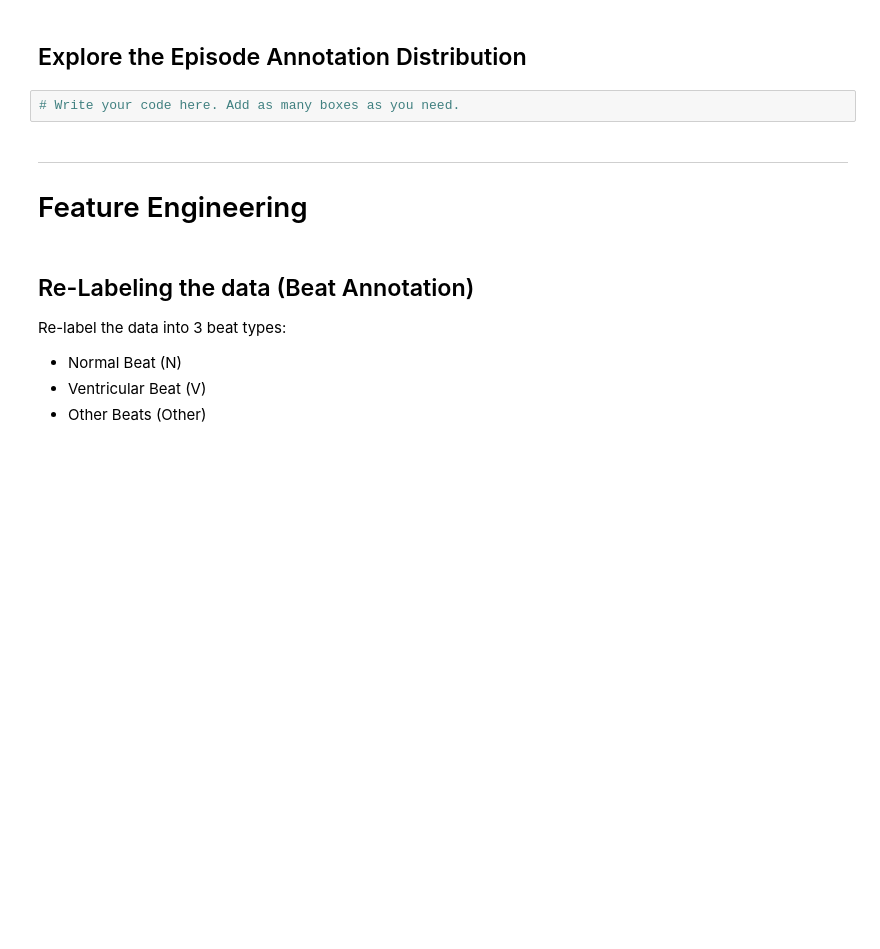
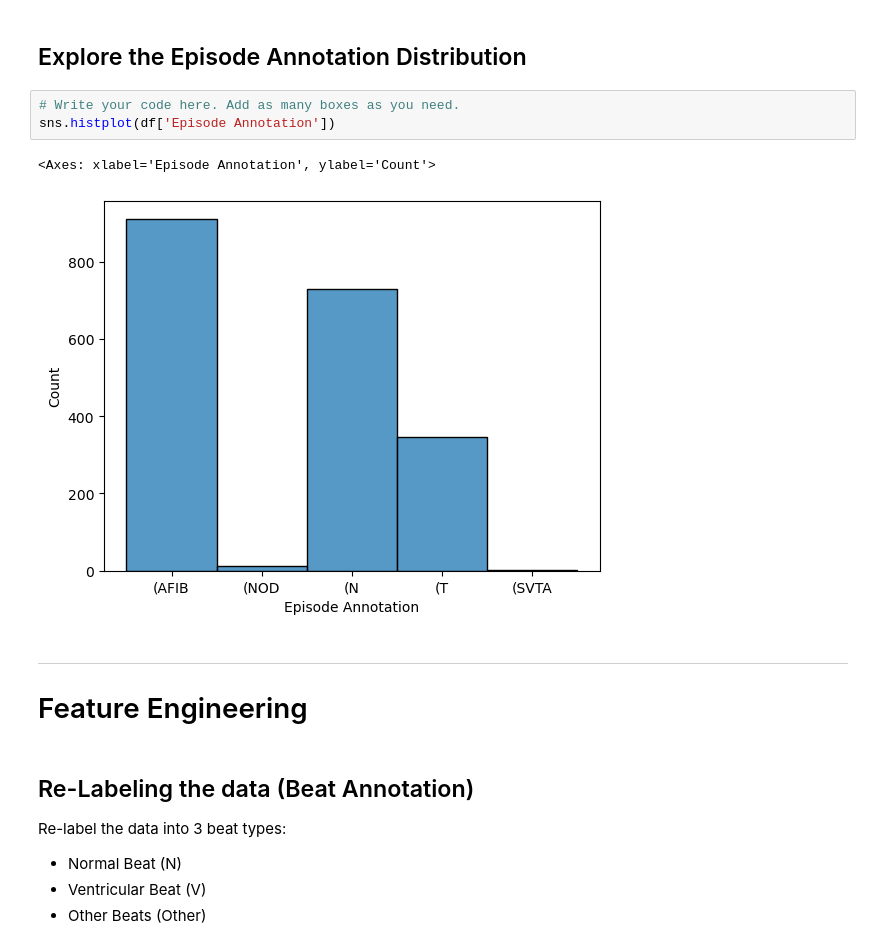
Before and after one commit to stojanov-d/vnp-labs, a Jupyter notebook: vtor-kolokvium/notebooks/Laboratory Exercise 3 - 13.12.2024 - 1700.ipynb, the cells around one changed output. Saved outputs shown, nothing was run; the diff lists cells and outputs as text; blank space fills up the shorter version.

```diff
--- a/vtor-kolokvium/notebooks/Laboratory Exercise 3 - 13.12.2024 - 1700.ipynb
+++ b/vtor-kolokvium/notebooks/Laboratory Exercise 3 - 13.12.2024 - 1700.ipynb
@@ -40,6 +92,10 @@ You are required to load the given data from the `201_cleaned.ann` file (csv for
 ## Explore the Episode Annotation Distribution
 # %%
 # Write your code here. Add as many boxes as you need.
+sns.histplot(df['Episode Annotation'])
+# %% [output]
+<Axes: xlabel='Episode Annotation', ylabel='Count'>
+[figure, added]
 # %% [markdown]
 ---
 # Feature Engineering
```
Also changed, not shown: parts of 42 cells of this notebook, 1 other file.
